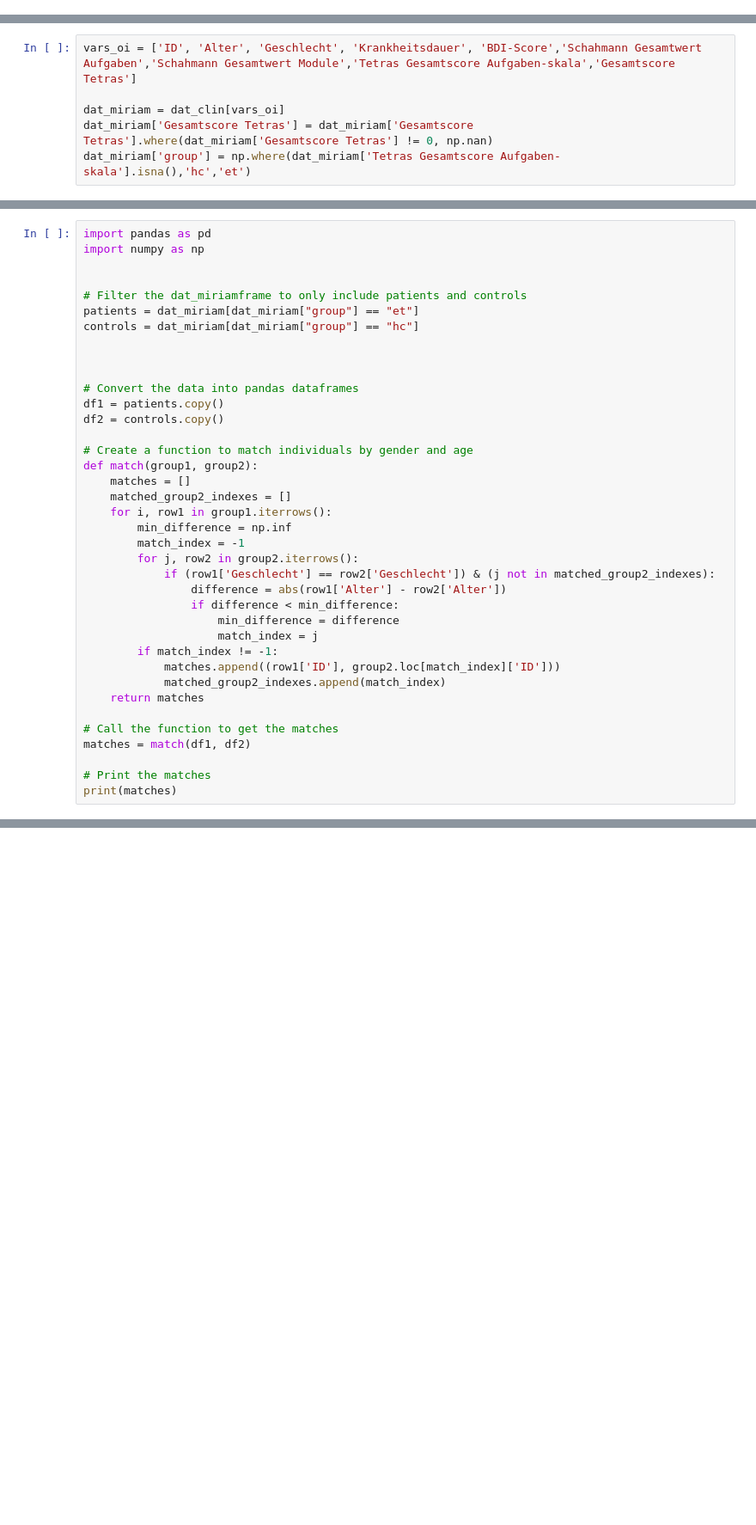
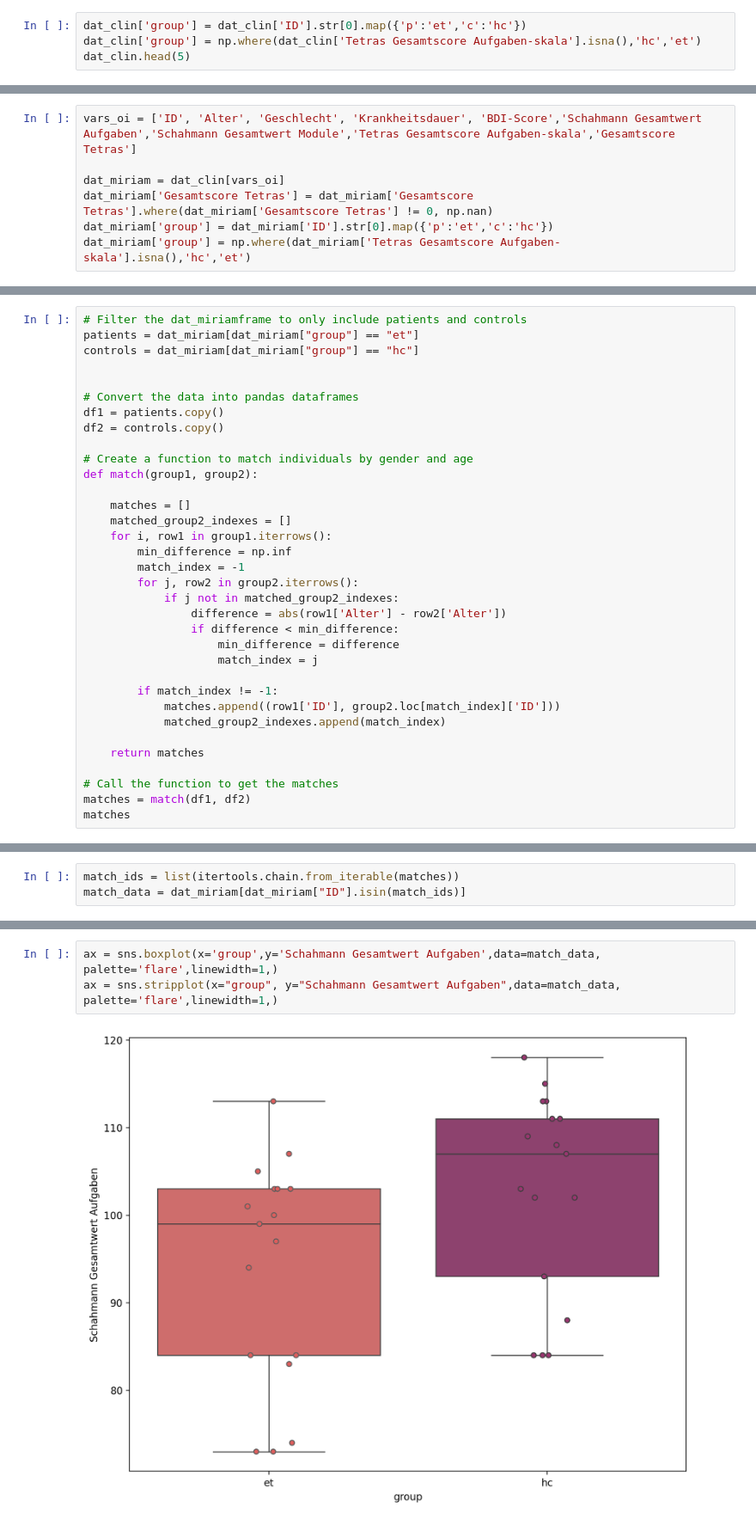
Before and after one commit to JuliusWelzel/tremor_feedback_jw, a Jupyter notebook: scripts/ana05_data_miriam.ipynb, the cells around one changed output, grey strips where cells are left out. Shown at 86% size. Cells and saved outputs as stored; diff of their text form; blank space fills up the shorter version.

Commit message:
[ADD] data miriam

```diff
--- a/scripts/ana05_data_miriam.ipynb
+++ b/scripts/ana05_data_miriam.ipynb
@@ -66,0 +27,4 @@ Index(['ID', 'Alter', 'Geschlecht', 'Krankheitsdauer', 'BDI-Score',
+# %%
+dat_clin['group'] = dat_clin['ID'].str[0].map({'p':'et','c':'hc'})
+dat_clin['group'] = np.where(dat_clin['Tetras Gesamtscore Aufgaben-skala'].isna(),'hc','et')
+dat_clin.head(5)
@@ -69,4 +55,5 @@ vars_oi = ['ID', 'Alter', 'Geschlecht', 'Krankheitsdauer', 'BDI-Score','Schahman
 
 dat_miriam = dat_clin[vars_oi]
 dat_miriam['Gesamtscore Tetras'] = dat_miriam['Gesamtscore Tetras'].where(dat_miriam['Gesamtscore Tetras'] != 0, np.nan)
+dat_miriam['group'] = dat_miriam['ID'].str[0].map({'p':'et','c':'hc'})
 dat_miriam['group'] = np.where(dat_miriam['Tetras Gesamtscore Aufgaben-skala'].isna(),'hc','et')
@@ -93,12 +60,7 @@ dat_miriam
 # %%
-import pandas as pd
-import numpy as np
-
-
 # Filter the dat_miriamframe to only include patients and controls
 patients = dat_miriam[dat_miriam["group"] == "et"]
 controls = dat_miriam[dat_miriam["group"] == "hc"]
-
 
 
 # Convert the data into pandas dataframes
@@ -107,25 +69,26 @@ df2 = controls.copy()
 
 # Create a function to match individuals by gender and age
 def match(group1, group2):
+
     matches = []
     matched_group2_indexes = []
     for i, row1 in group1.iterrows():
         min_difference = np.inf
         match_index = -1
         for j, row2 in group2.iterrows():
-            if (row1['Geschlecht'] == row2['Geschlecht']) & (j not in matched_group2_indexes):
+            if j not in matched_group2_indexes:
                 difference = abs(row1['Alter'] - row2['Alter'])
                 if difference < min_difference:
                     min_difference = difference
                     match_index = j
+
         if match_index != -1:
             matches.append((row1['ID'], group2.loc[match_index]['ID']))
             matched_group2_indexes.append(match_index)
+
     return matches
 
 # Call the function to get the matches
 matches = match(df1, df2)
-
-# Print the matches
-print(matches)
+matches
 # %% [output]
@@ -132,0 +112,3 @@ print(matches)
+# %%
+match_ids = list(itertools.chain.from_iterable(matches))
+match_data = dat_miriam[dat_miriam["ID"].isin(match_ids)]
@@ -132,0 +158,5 @@ print(matches)
+# %%
+ax = sns.boxplot(x='group',y='Schahmann Gesamtwert Aufgaben',data=match_data, palette='flare',linewidth=1,)
+ax = sns.stripplot(x="group", y="Schahmann Gesamtwert Aufgaben",data=match_data, palette='flare',linewidth=1,)
+# %% [output]
+[figure, added]
```
Also changed, not shown: parts of 14 cells of this notebook.
